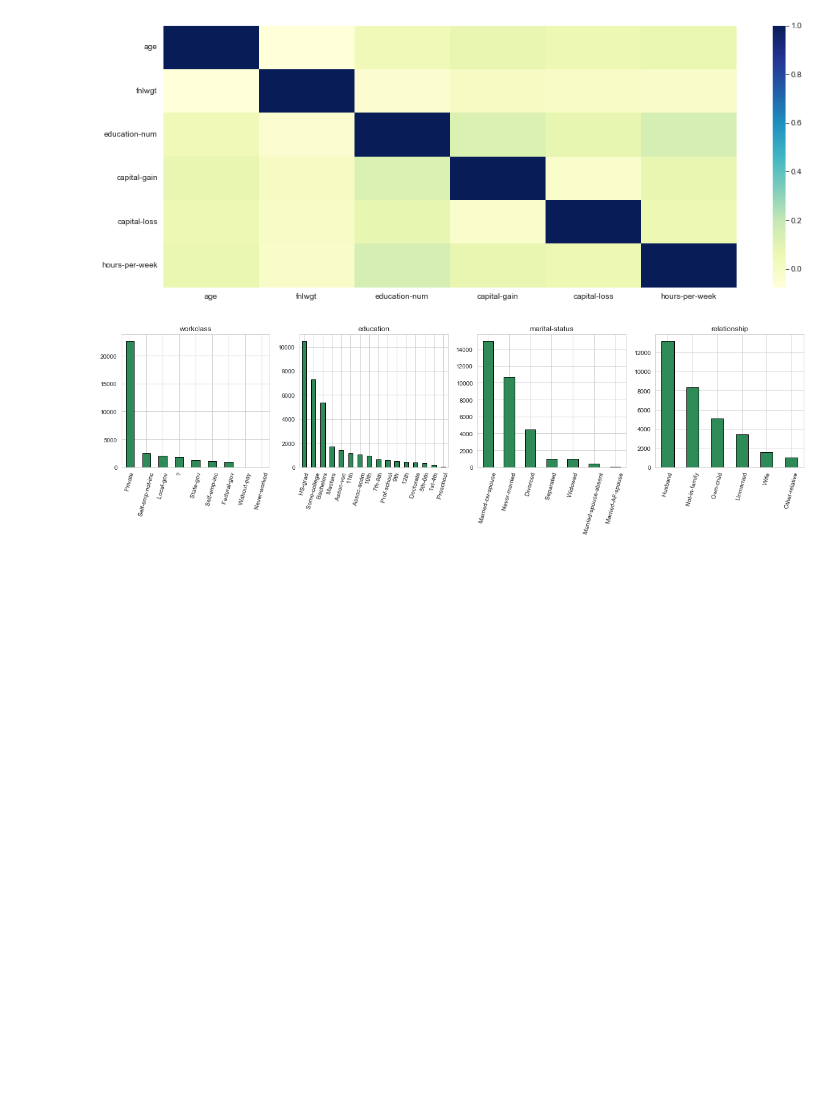
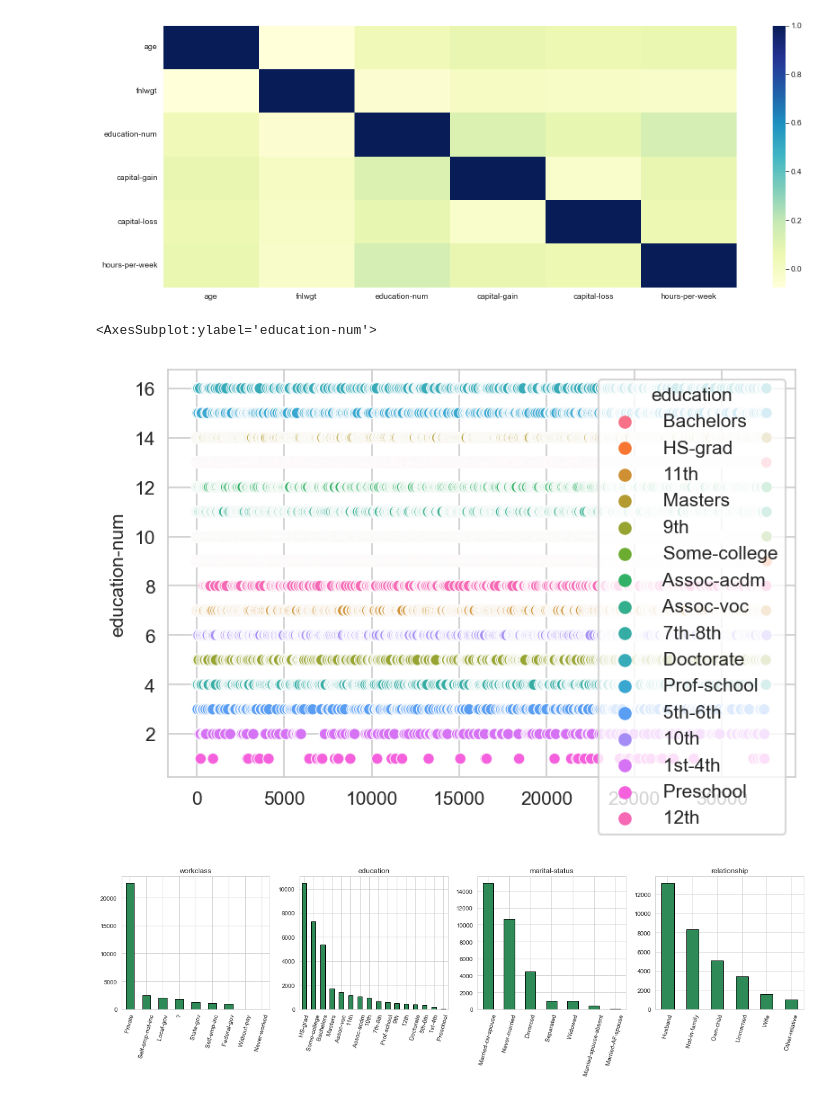
Before and after one commit to callistac/IncomePrediction, a Jupyter notebook: src/eda.ipynb, the cells around one changed output. Saved outputs shown, nothing was run; the diff lists cells and outputs as text; code cells hidden in the pictures; blank space fills up the shorter version.

```diff
--- a/src/eda.ipynb
+++ b/src/eda.ipynb
@@ -141,6 +149,13 @@ def plot_correlation(df, save=False):
 plot_correlation(df_train)
 # %% [output]
 [figure]
+# %%
+# examining relationship between education (categorical) and education-num (numerical)
+plt.figure(dpi=150)
+sns.scatterplot(data=df_train, x=df_train.index, y='education-num', hue='education')
+# %% [output]
+<AxesSubplot:ylabel='education-num'>
+[figure, added]
 # %%
 def plot_categorical_dist(df, preds):
     '''
```
Also changed, not shown: parts of 7 cells of this notebook, 1 other file.
